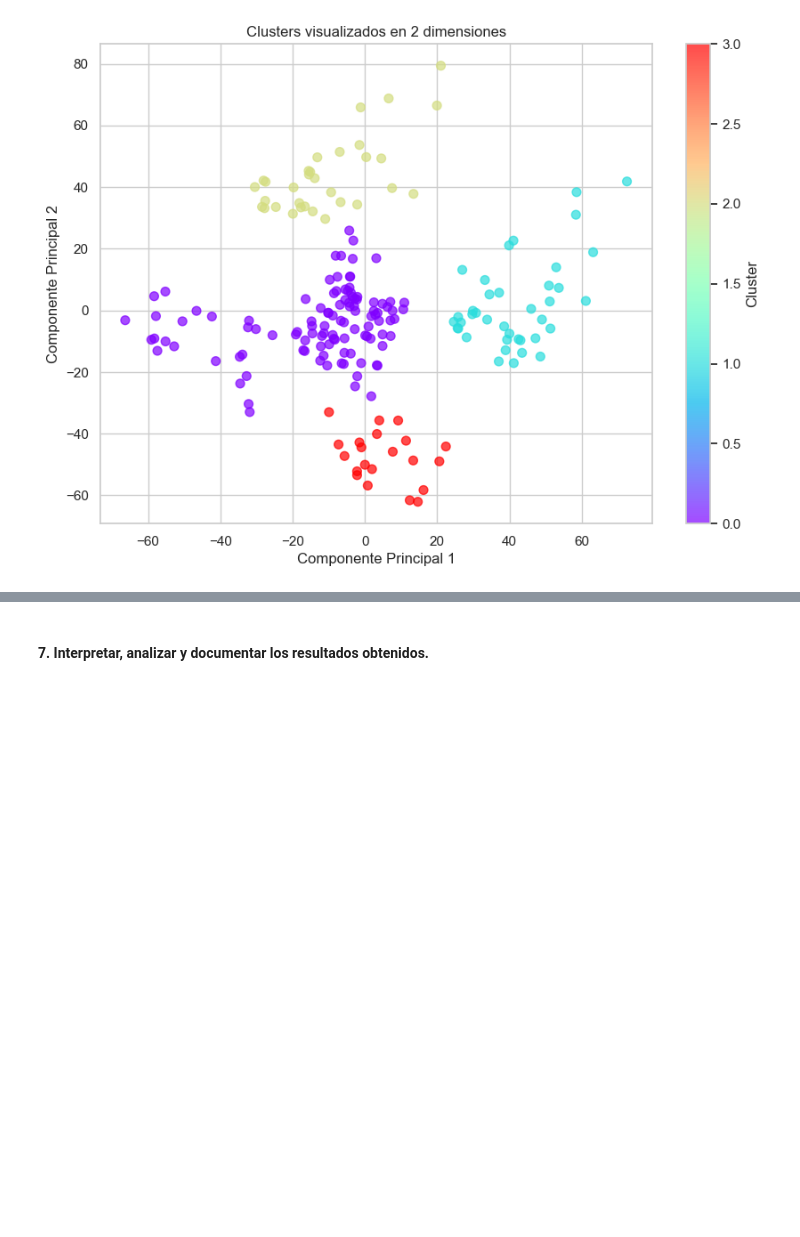
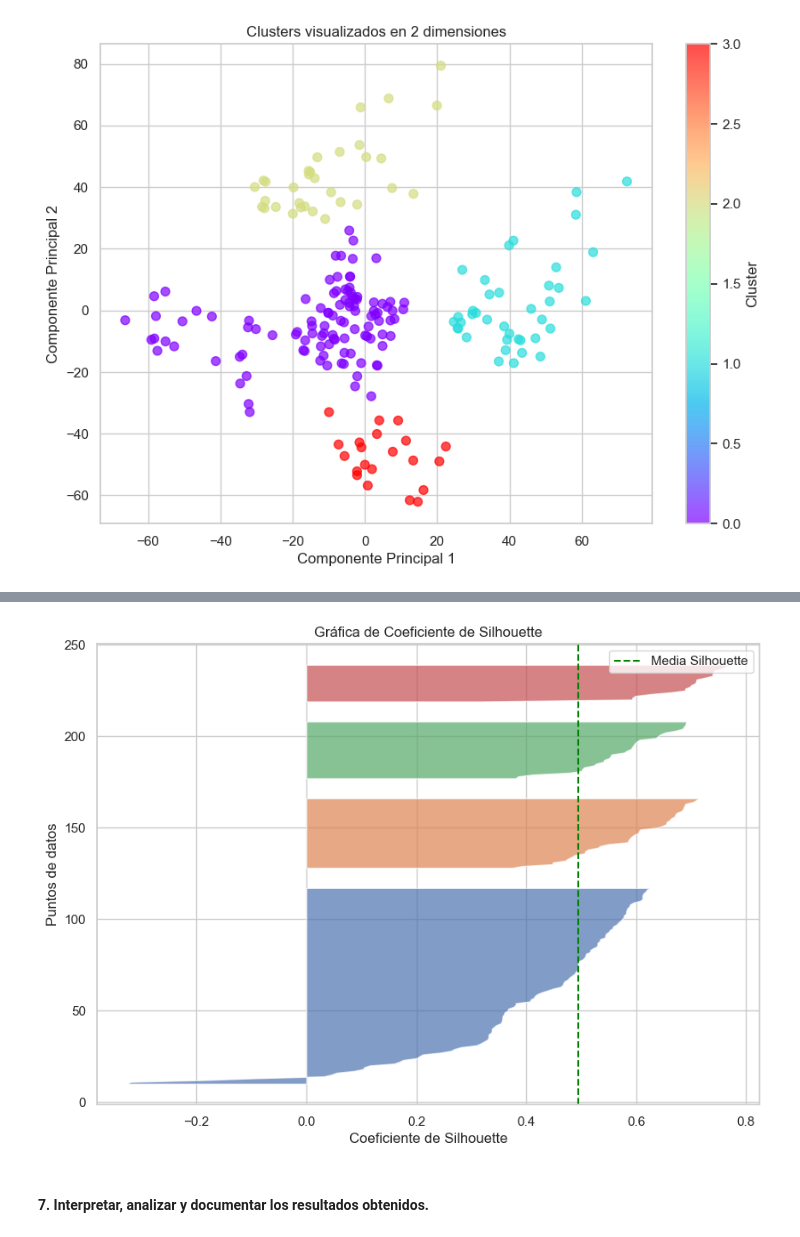
Before and after one commit to Deninsonalexander/Hierarchical-Clustering, a Jupyter notebook: CodigoFuente.ipynb, the cells around one changed output, grey strips where cells are left out. Saved outputs shown, nothing was run; the diff lists cells and outputs as text; code cells hidden in the pictures; blank space fills up the shorter version.

```diff
--- a/CodigoFuente.ipynb
+++ b/CodigoFuente.ipynb
@@ -288,2 +262,27 @@ ValueError: '-+' is not a valid value for ls; supported values are '-', '--', '-
+# %%
+from sklearn.metrics import silhouette_samples
+import numpy as np
+
+# Calcular el coeficiente de Silhouette para cada punto
+silhouette_values = silhouette_samples(pca_transformed, labels)
+
+# Crear la gráfica de Silhouette
+plt.figure(figsize=(10, 7))
+y_lower = 10
+for i in range(4):  # Ajusta el rango según el número de clusters, en este caso 4 como se viene trabajando
+    cluster_silhouette = silhouette_values[labels == i] #
+    cluster_silhouette.sort()
+    y_upper = y_lower + cluster_silhouette.shape[0]
+    plt.fill_betweenx(np.arange(y_lower, y_upper), 0, cluster_silhouette, alpha=0.7)
+    y_lower = y_upper + 10  # Espacio entre clusters
+
+plt.title("Gráfica de Coeficiente de Silhouette")
+plt.xlabel("Coeficiente de Silhouette")
+plt.ylabel("Puntos de datos")
+plt.axvline(x=silhouette_avg, color="green", linestyle="--", label="Media Silhouette")
+plt.legend()
+plt.show()
+# %% [output]
+[figure, added]
 # %% [markdown]
 <h4>7. Interpretar, analizar y documentar los resultados obtenidos.</h4>
```
Also changed, not shown: parts of 11 cells of this notebook.
